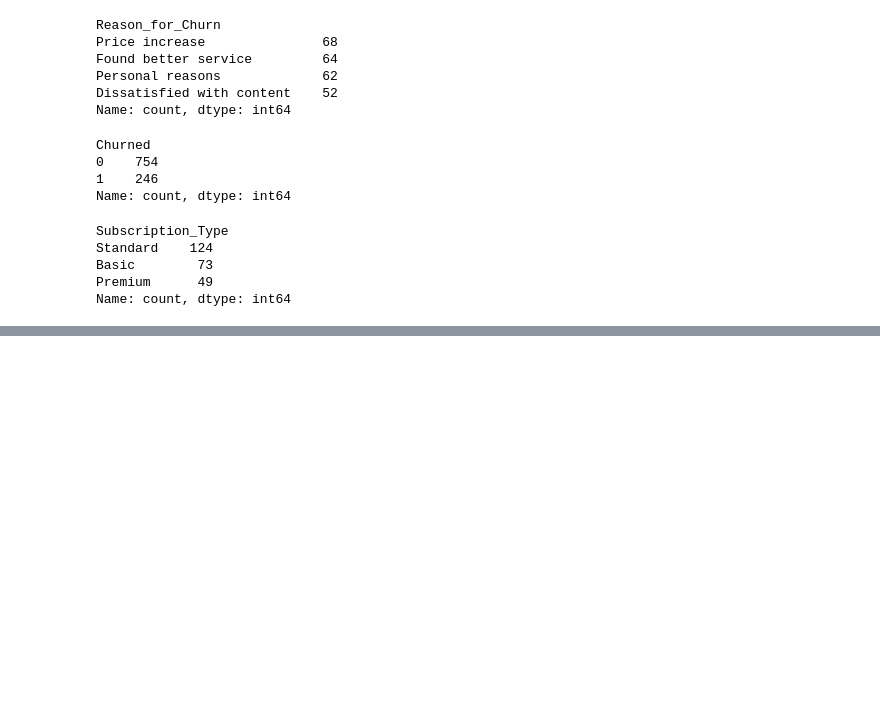
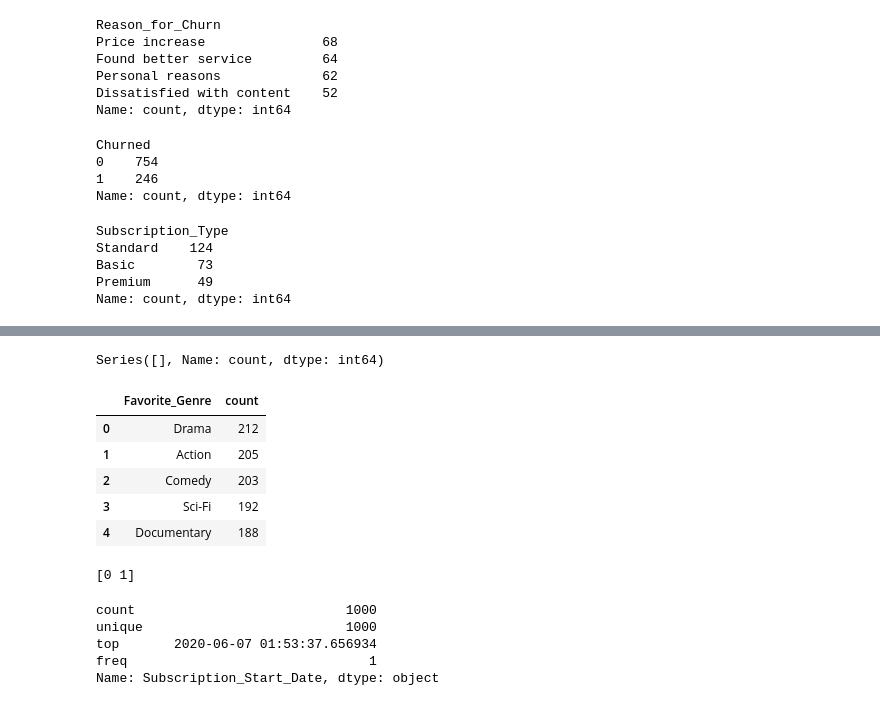
Before and after one commit to StevenSouks/schulich_data_science, a Jupyter notebook: Assignment_1.ipynb, the cells around one changed output, grey strips where cells are left out. Cells and saved outputs as stored; diff of their text form; code cells hidden in the pictures; blank space fills up the shorter version.

```diff
--- a/Assignment_1.ipynb
+++ b/Assignment_1.ipynb
@@ -39,0 +29,13 @@ memory usage: 132.9+ KB
+# %%
+#Converting Sub Start Date as Date/Time
+df['Subscription_Start_Date'] = pd.to_datetime(df['Subscription_Start_Date'])
+
+#Creating a year and quarter column
+df['year'] = df['Subscription_Start_Date'].dt.year
+df['quarter'] = df['Subscription_Start_Date'].dt.quarter
+
+# Create a 'year_quarter' column for grouping
+df['year_quarter'] = df['year'].astype(str) + ' Q' + df['quarter'].astype(str)
+
+
+print(df[['Subscription_Start_Date','year', 'quarter', 'year_quarter']].head())
@@ -133,0 +163,14 @@ c_users = df[df['Churned'] == 0]
+# %%
+
+c_users.value_counts()
+# %% [output]
+Series([], Name: count, dtype: int64)
+# %%
+df['Favorite_Genre'].value_counts().reset_index()
+# %% [output]
+|  | Favorite_Genre | count |
+| 0 | Drama | 212 |
+| 1 | Action | 205 |
+| 2 | Comedy | 203 |
+| 3 | Sci-Fi | 192 |
+| 4 | Documentary | 188 |
@@ -133,0 +183,12 @@ c_users = df[df['Churned'] == 0]
+# %%
+print(df['Churned'].unique())
+# %% [output]
+[0 1]
+# %%
+df['Subscription_Start_Date'].describe()
+# %% [output]
+count                           1000
+unique                          1000
+top       2020-06-07 01:53:37.656934
+freq                               1
+Name: Subscription_Start_Date, dtype: object
```
Also changed, not shown: parts of 7 cells of this notebook, 4 other files.
